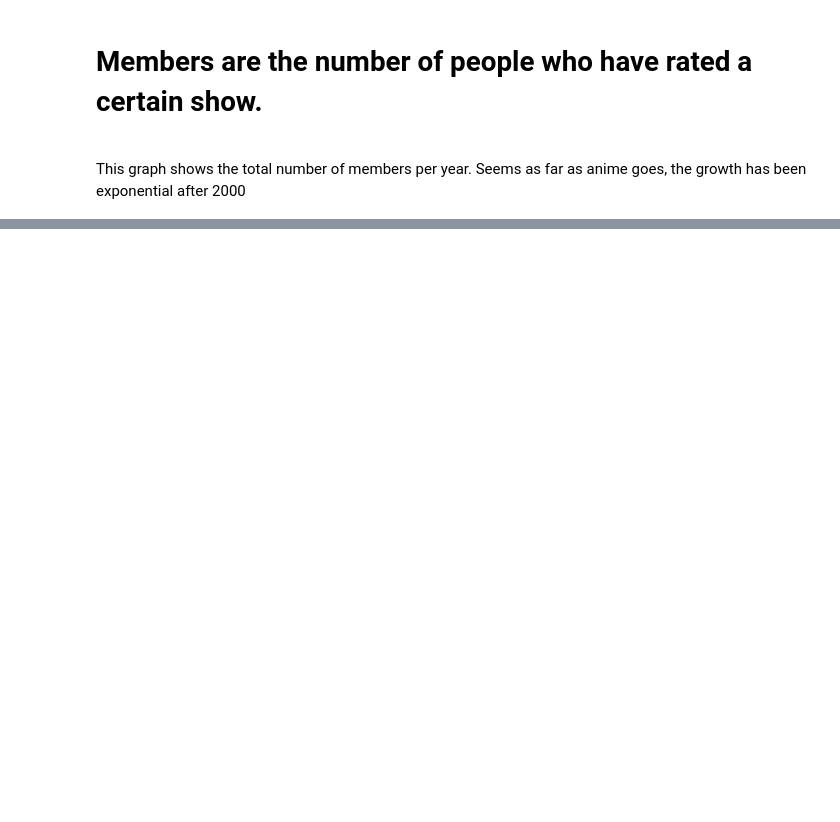
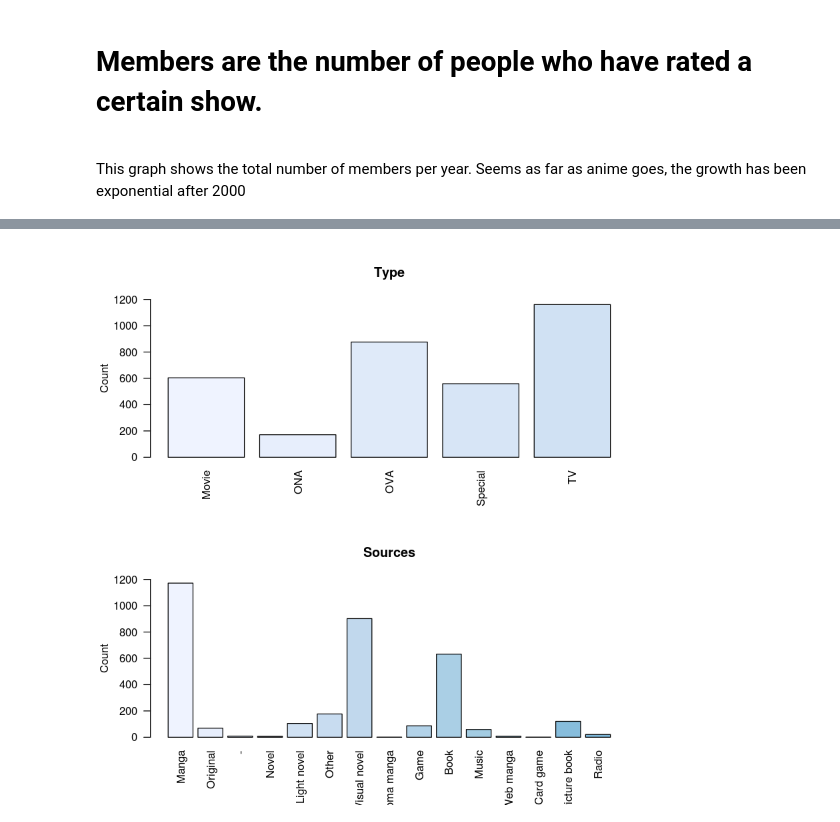
Before and after one commit to CalebWelch/anime_scores, a Jupyter notebook: Ranalysis.ipynb, the cells around one changed output, grey strips where cells are left out. Saved outputs shown, nothing was run; the diff lists cells and outputs as text; code cells hidden in the pictures; blank space fills up the shorter version.

```diff
--- a/Ranalysis.ipynb
+++ b/Ranalysis.ipynb
@@ -111,0 +126,19 @@ legend('topleft',legend=c('Square fit','Linear fit'),fill=c('blue','red'))
+# %%
+par(las=2)
+layout(matrix(c(1,1,2,2), 2, 2, byrow = TRUE))
+typeTable = table(df$Type)
+sourceTable = table(df$Source)
+barplot(typeTable,
+        main = 'Type',
+        ylab = 'Count',
+        col = cols,
+        ylim=c(0,1200))
+
+barplot(sourceTable,
+        main = 'Sources',
+        ylim=c(0,1200),
+        ylab='Count',
+        names.arg = unlist(df[,lapply(.SD,unique),.SDcols='Source']),
+        col=cols)
+# %% [output]
+[figure, added]
```
Also changed, not shown: parts of 11 cells of this notebook, 7 other files.
